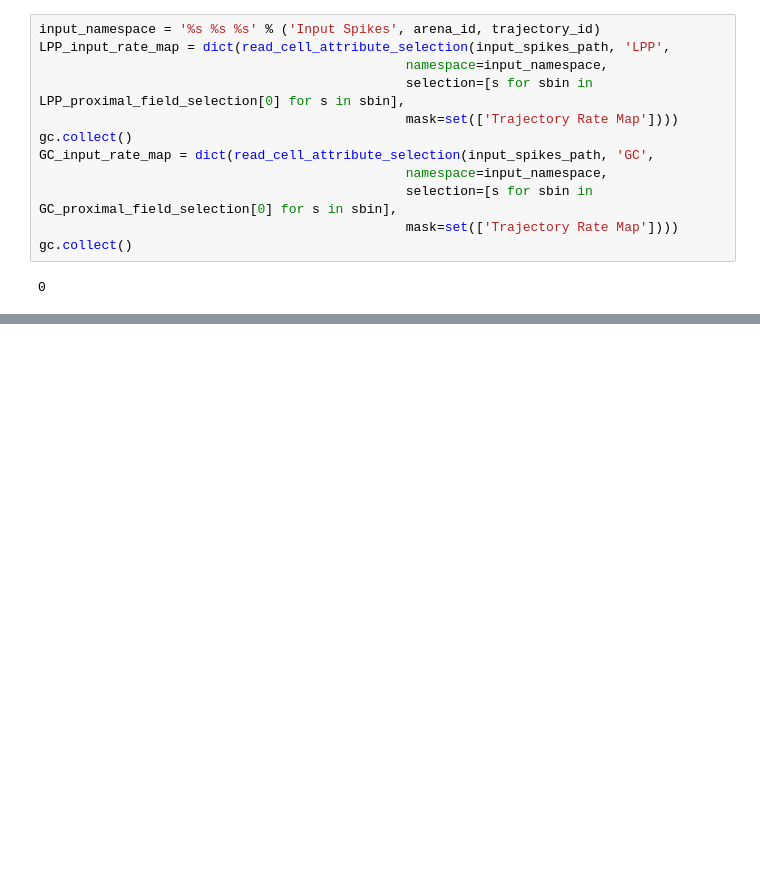
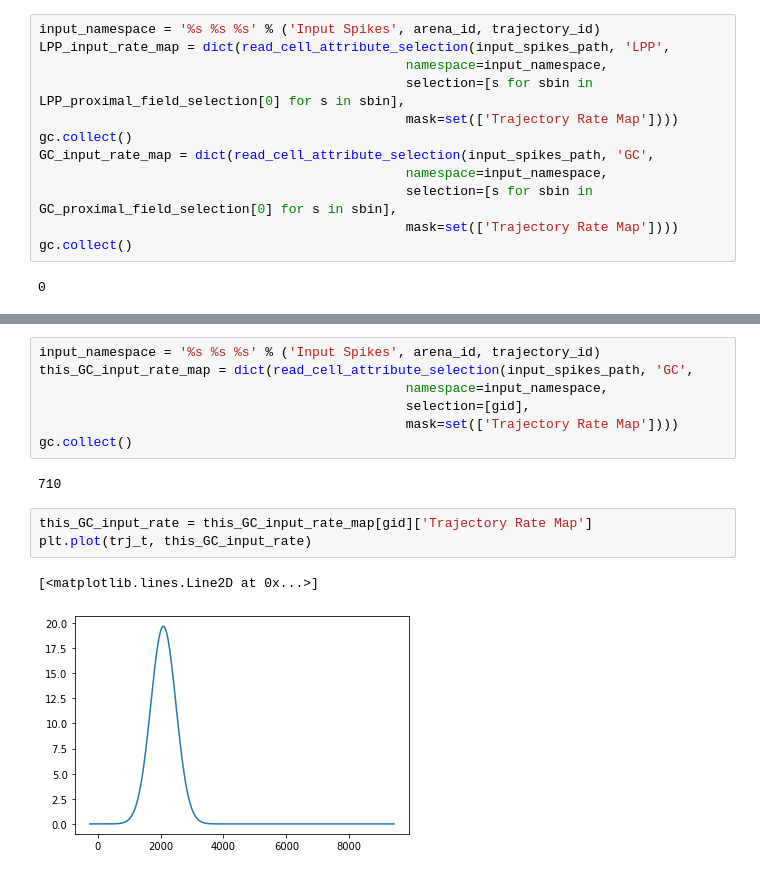
Before and after one commit to soltesz-lab/dentate, a Jupyter notebook: notebooks/Place Field Tuning 20191216.ipynb, the cells around one changed output, grey strips where cells are left out. Saved outputs shown, nothing was run; the diff lists cells and outputs as text; blank space fills up the shorter version.

```diff
--- a/notebooks/Place Field Tuning 20191216.ipynb
+++ b/notebooks/Place Field Tuning 20191216.ipynb
@@ -234,0 +246,15 @@ print(GC_proximal_field_selection_info)
+# %%
+input_namespace = '%s %s %s' % ('Input Spikes', arena_id, trajectory_id)
+this_GC_input_rate_map = dict(read_cell_attribute_selection(input_spikes_path, 'GC',
+                                               namespace=input_namespace,
+                                               selection=[gid],
+                                               mask=set(['Trajectory Rate Map'])))
+gc.collect()
+# %% [output]
+710
+# %%
+this_GC_input_rate = this_GC_input_rate_map[gid]['Trajectory Rate Map']
+plt.plot(trj_t, this_GC_input_rate)
+# %% [output]
+[<matplotlib.lines.Line2D at 0x...>]
+[figure, added]
```
Also changed, not shown: parts of 5 cells of this notebook, 7 other files.
